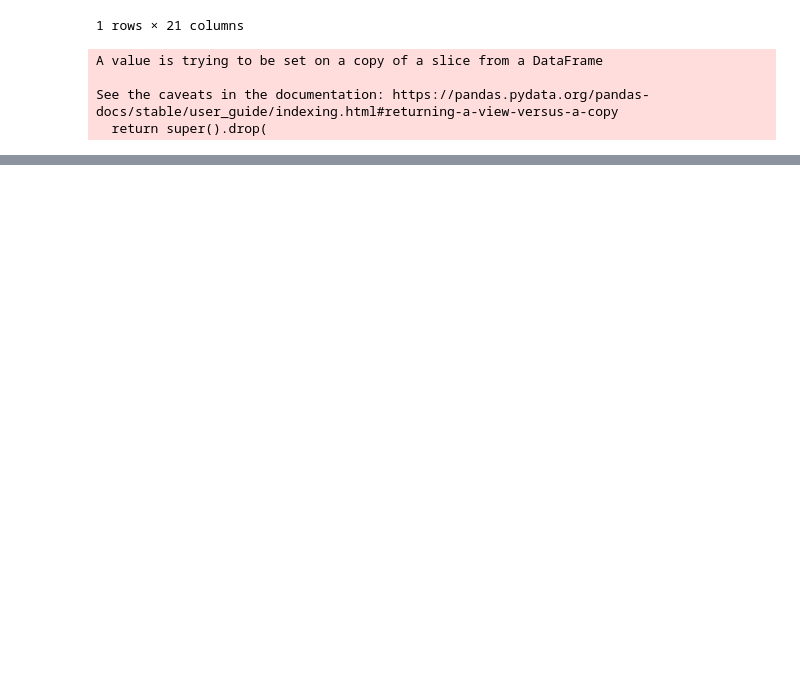
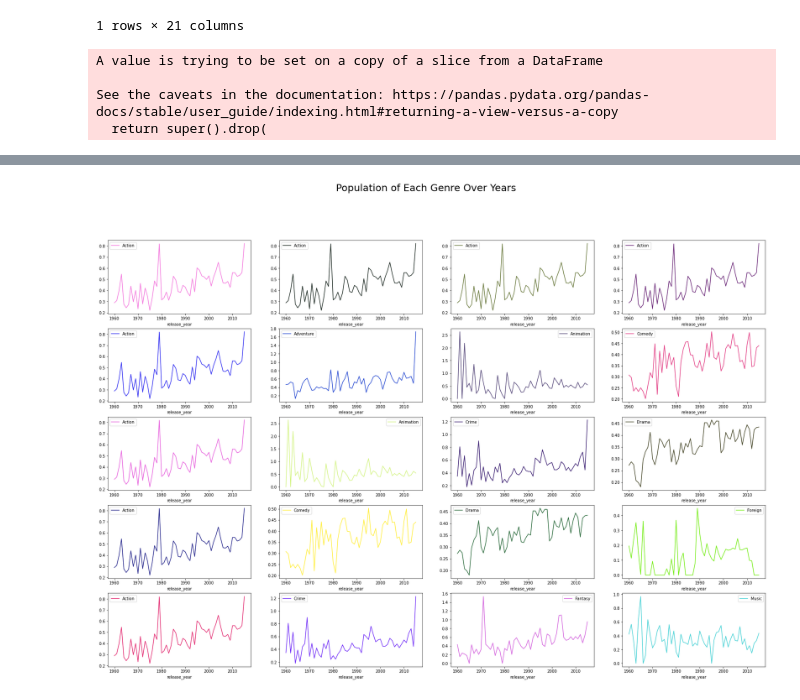
Before and after one commit to Noor-Nizar/FWD_DataAnalytics, a Jupyter notebook: proj.ipynb, the cells around one changed output, grey strips where cells are left out. Cells and saved outputs as stored; diff of their text form; code cells hidden in the pictures; blank space fills up the shorter version.

```diff
--- a/proj.ipynb
+++ b/proj.ipynb
@@ -85,0 +85,10 @@ Name: genres, dtype: int64
+# %%
+fig, ax = plt.subplots(5,4,figsize = (30,20))
+fig.suptitle('Population of Each Genre Over Years',fontsize = 25)
+for x in range(5):
+    for y in range(4):
+        rel.iloc[:,x*y].plot(legend=True, ax=ax[x][y], color = "#"+''.join(rand.choice('012345678DEF') for j in range(6))
+
+);
+# %% [output]
+[figure, added]
```
Also changed, not shown: parts of 6 cells of this notebook.
